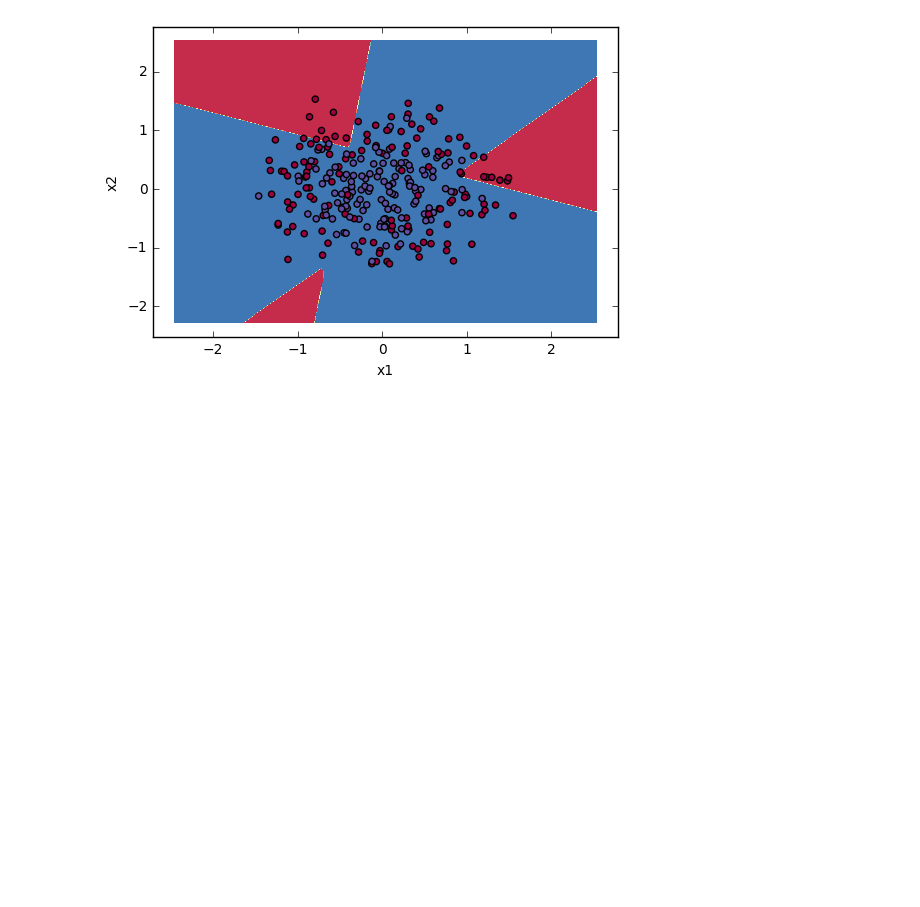
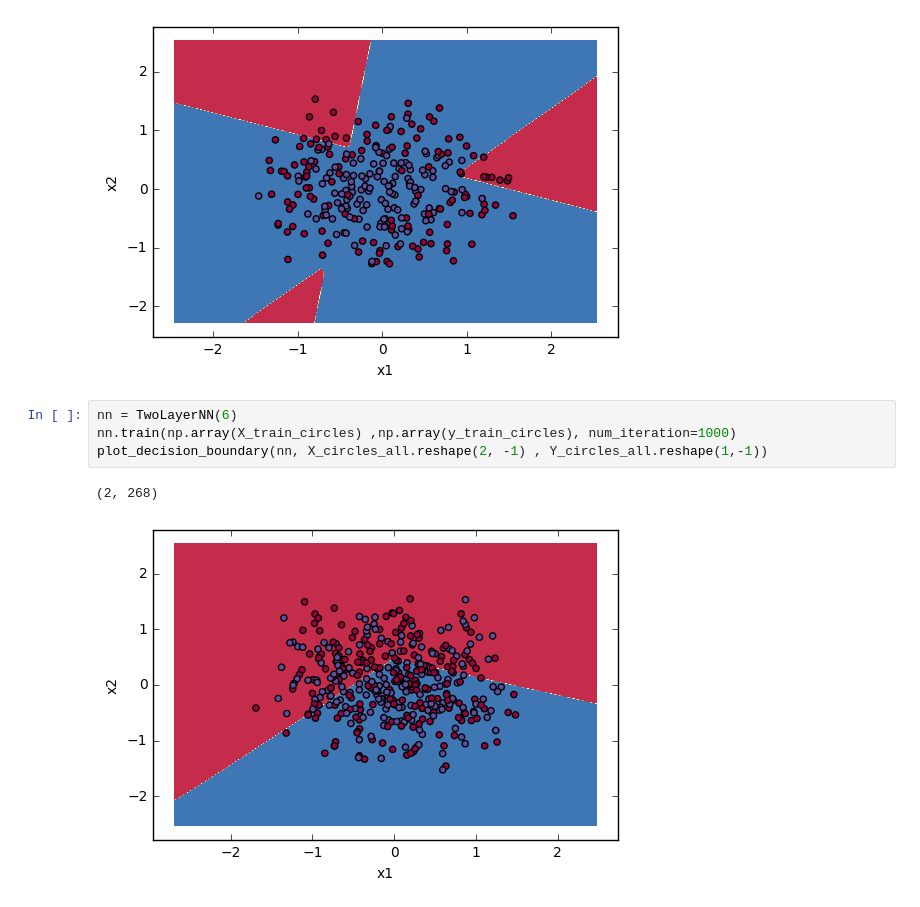
Before and after one commit to ClemDoum/tutorials, a Jupyter notebook: Scikit/Neural network.ipynb, the cells around one changed output. Drawn from its saved outputs; the diff is of its cells as text; blank space fills up the shorter version.

```diff
--- a/Scikit/Neural network.ipynb
+++ b/Scikit/Neural network.ipynb
@@ -181,3 +184,10 @@ nn.neural_network_model(np.array(X_train_circles) ,np.array(y_train_circles), nu
 plot_decision_boundary(nn, X_train_circles, y_train_circles)
 # %% [output]
 [figure]
+# %%
+nn = TwoLayerNN(6)
+nn.train(np.array(X_train_circles) ,np.array(y_train_circles), num_iteration=1000)
+plot_decision_boundary(nn, X_circles_all.reshape(2, -1) , Y_circles_all.reshape(1,-1))
+# %% [output]
+(2, 268)
+[figure, added]
```
Also changed, not shown: parts of 10 cells of this notebook, 2 other files.
